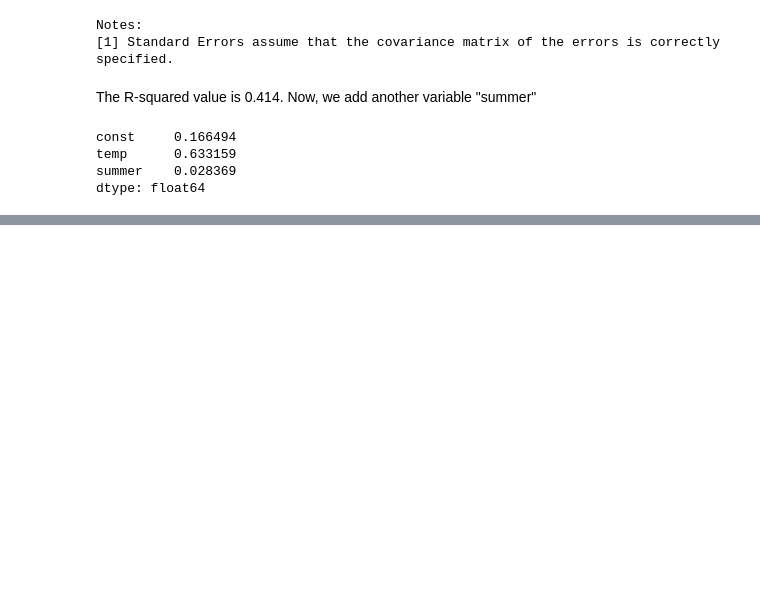
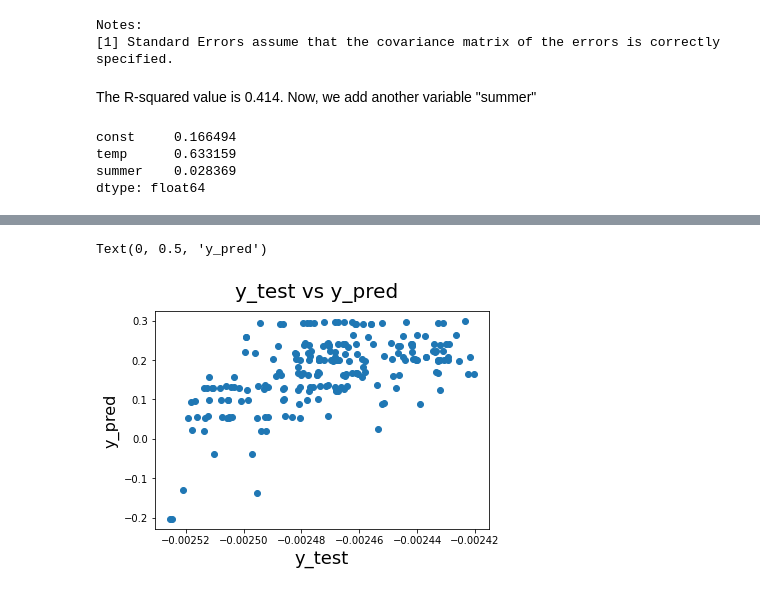
Before and after one commit to cdacjitthu/bike_rental_deman_pred, a Jupyter notebook: bike_sharing_model.ipynb, the cells around one changed output, grey strips where cells are left out. Drawn from its saved outputs; the diff is of its cells as text; code cells hidden in the pictures; blank space fills up the shorter version.

```diff
--- a/bike_sharing_model.ipynb
+++ b/bike_sharing_model.ipynb
@@ -355,0 +628,15 @@ Notes:
+# %%
+X_test_lm = sm.add_constant(X_test)
+# %%
+X_test_lm.drop(["hum", "windspeed", "holiday", "weekday"], inplace=True, axis=1)
+# %%
+y_pred_lm = lr_3.predict(X_test_lm)
+# %%
+fig = plt.figure()
+plt.scatter(y_test, y_pred_lm)
+fig.suptitle('y_test vs y_pred', fontsize = 20)              # Plot heading
+plt.xlabel('y_test', fontsize = 18)                          # X-label
+plt.ylabel('y_pred', fontsize = 16)
+# %% [output]
+Text(0, 0.5, 'y_pred')
+[figure, added]
```
Also changed, not shown: parts of 22 cells of this notebook.
